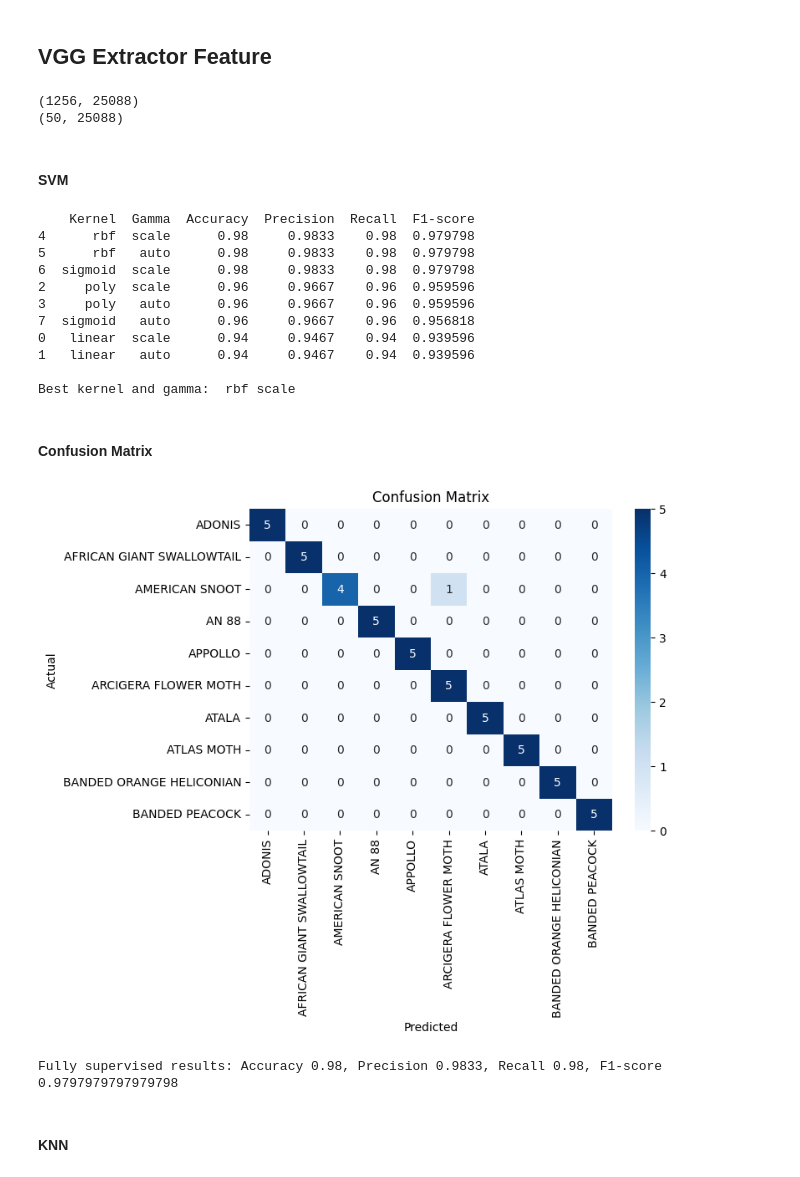
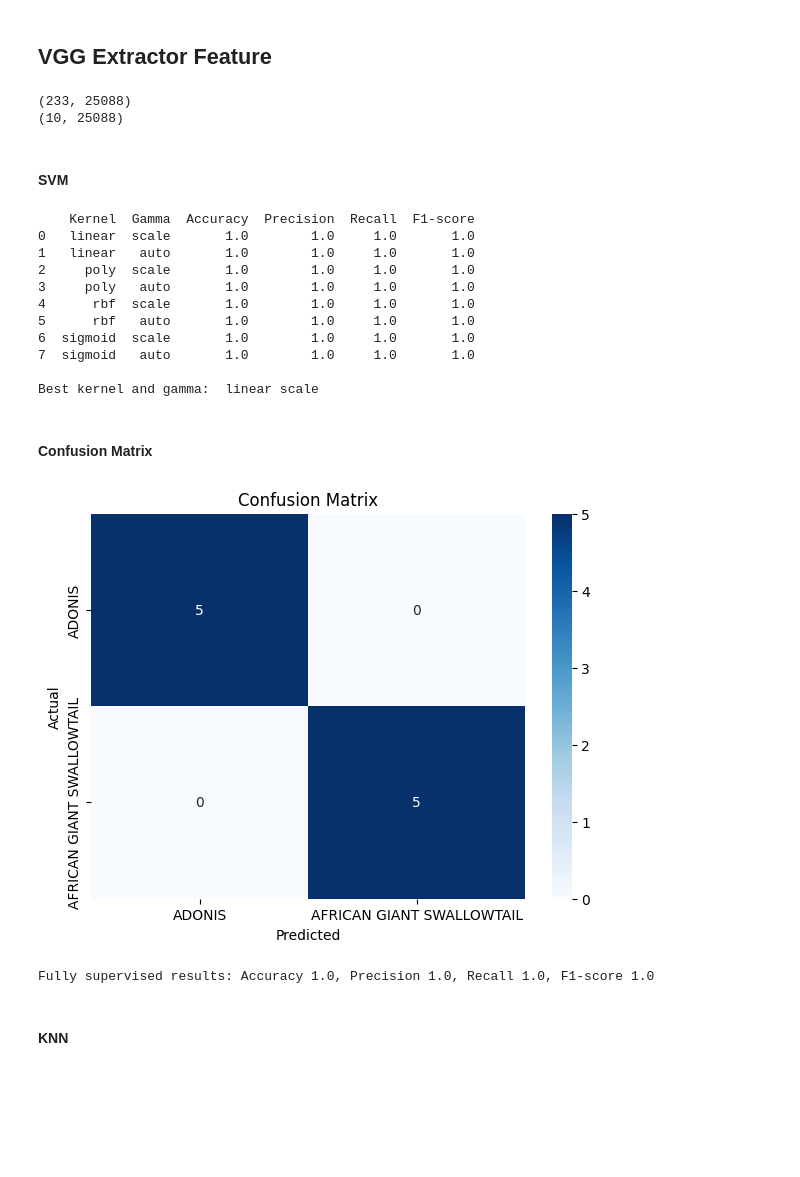
Before and after one commit to SofiaFranceschi/Butterfly-Classifier, a Jupyter notebook: classifier_main.ipynb, the cells around one changed output. Drawn from its saved outputs; the diff is of its cells as text; code cells hidden in the pictures; blank space fills up the shorter version.

```diff
--- a/classifier_main.ipynb
+++ b/classifier_main.ipynb
@@ -85,7 +85,7 @@ df_valid = df[df['data set'] == 'valid']
 df_test = df[df['data set'] == 'test']
 
 
-limit = 10
+limit = 2
 #~ [Different types of butterflies and moths are collected]
 b_m_types = df_train['labels'].unique()
 b_m_types = b_m_types[0:limit]
@@ -580,8 +572,8 @@ for kernel in kernels:
 
         acc = round(accuracy_score(test_labels_bn, predictions), 4)
         precision = round(precision_score(test_labels_bn, predictions, average='macro', zero_division=1), 4)
-        recall = round(recall_score(test_labels_bn, predictions, average='macro'), 4)
-        f1 = f1_score(test_labels_bn, predictions, average='macro')
+        recall = round(recall_score(test_labels_bn, predictions, average='macro', zero_division=1), 4)
+        f1 = f1_score(test_labels_bn, predictions, average='macro', zero_division=1)
 
         results.append({'Kernel': kernel, 'Gamma': gamma, 'Accuracy': acc, 'Precision': precision, 'Recall': recall, 'F1-score': f1})
 
@@ -1435,8 +1427,8 @@ labels_test = np.array(vgg_dict_y['test'])
 print(features_train.shape)
 print(features_test.shape)
 # %% [output]
-(1256, 25088)
-(50, 25088)
+(233, 25088)
+(10, 25088)
 # %% [markdown]
 #### SVM
 # %%
@@ -1473,44 +1465,43 @@ best_gamma = svm_df.loc[best_row_index, 'Gamma']
 print("\nBest kernel and gamma: ", best_kernel, best_gamma)
 # %% [output]
     Kernel  Gamma  Accuracy  Precision  Recall  F1-score
-4      rbf  scale      0.98     0.9833    0.98  0.979798
-5      rbf   auto      0.98     0.9833    0.98  0.979798
-6  sigmoid  scale      0.98     0.9833    0.98  0.979798
-2     poly  scale      0.96     0.9667    0.96  0.959596
-3     poly   auto      0.96     0.9667    0.96  0.959596
-7  sigmoid   auto      0.96     0.9667    0.96  0.956818
-0   linear  scale      0.94     0.9467    0.94  0.939596
-1   linear   auto      0.94     0.9467    0.94  0.939596
+0   linear  scale       1.0        1.0     1.0       1.0
+1   linear   auto       1.0        1.0     1.0       1.0
+2     poly  scale       1.0        1.0     1.0       1.0
+3     poly   auto       1.0        1.0     1.0       1.0
+4      rbf  scale       1.0        1.0     1.0       1.0
+5      rbf   auto       1.0        1.0     1.0       1.0
+6  sigmoid  scale       1.0        1.0     1.0       1.0
+7  sigmoid   auto       1.0        1.0     1.0       1.0
 
-Best kernel and gamma:  rbf scale
+Best kernel and gamma:  linear scale
 # %% [markdown]
 #### Confusion Matrix
 # %%
 # Redo the new SVM but using the best kernel and gamma
 psuedo_classifier = OneVsRestClassifier(SVC(kernel=best_kernel, degree=1, C=1, gamma=best_gamma, probability=True)).fit(features_train, labels_train)
 predictions = psuedo_classifier.predict(features_test)
 
 cm = confusion_matrix(labels_test, predictions)                # Calculate the confusion matrix
 
 plt.figure(figsize=(7,5))                                        # Plot confusion matrix
 sns.heatmap(cm, annot=True, fmt='d', cmap='Blues', xticklabels=list_species, yticklabels=list_species)
 plt.title('Confusion Matrix')
 plt.xlabel('Predicted')
 plt.ylabel('Actual')
 plt.show()
 
 # Determine the new estimation parameter
 accuracy = round(accuracy_score(labels_test, predictions), 4)
 precision = round(precision_score(labels_test, predictions, average='macro'), 4)
 recall = round(recall_score(labels_test, predictions, average='macro'), 4)
 f1 = f1_score(labels_test, predictions, average='macro')
 print(f'Fully supervised results: Accuracy {accuracy}, Precision {precision}, Recall {recall}, F1-score {f1}')
 
-final_results = []
 final_results.append({'Pipeline': 'VGG-SVM', 'Kernel' : best_kernel, 'Gamma' : best_gamma, 'Accuracy' : accuracy, 'Precision' : precision, 'Recall' : recall, 'F1-score' : f1})
 # %% [output]
-[figure, old version]
+[figure, new version]
-Fully supervised results: Accuracy 0.98, Precision 0.9833, Recall 0.98, F1-score 0.9797979797979798
+Fully supervised results: Accuracy 1.0, Precision 1.0, Recall 1.0, F1-score 1.0
 # %% [markdown]
 #### KNN
 # %%
```
Also changed, not shown: parts of 33 cells of this notebook.
